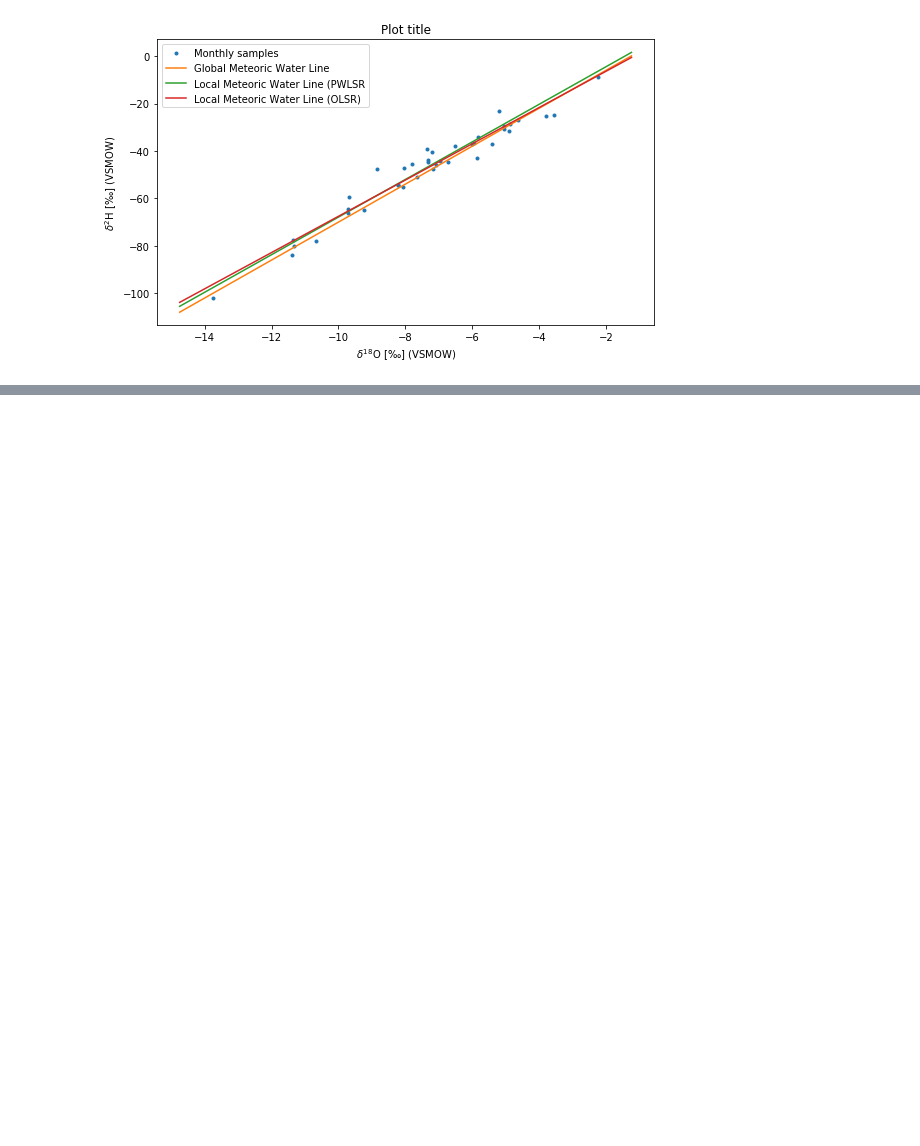
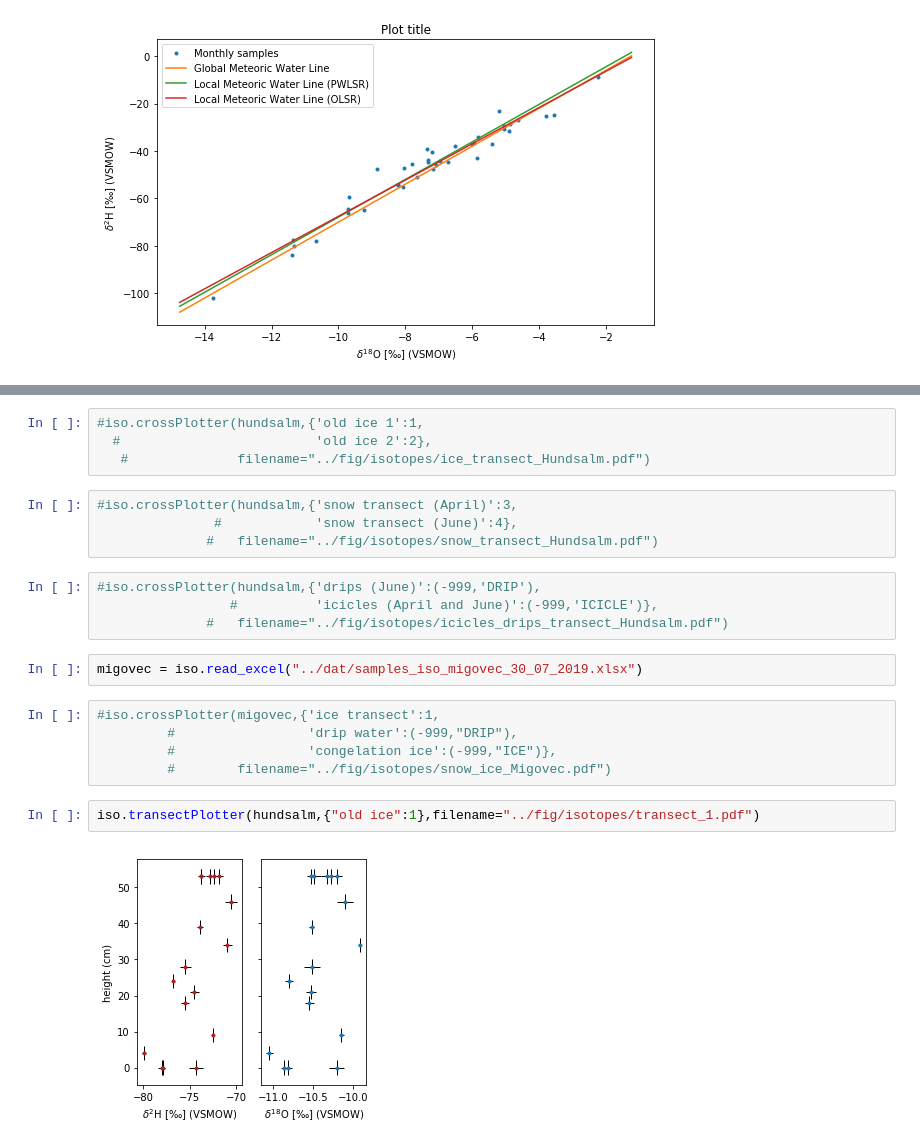
Before and after one commit to tr1813/ice-in-caves, a Jupyter notebook: ipynb/GNIP_isotopes.ipynb, the cells around one changed output, grey strips where cells are left out. Cells and saved outputs as stored; diff of their text form; blank space fills up the shorter version.

```diff
--- a/ipynb/GNIP_isotopes.ipynb
+++ b/ipynb/GNIP_isotopes.ipynb
@@ -67,0 +93,23 @@ gnip.LMWL_plotter(slov,'KOZINA',filename="../fig/GNIP/kozina_LWML.pdf")
+# %%
+#iso.crossPlotter(hundsalm,{'old ice 1':1,
+  #                         'old ice 2':2},
+   #              filename="../fig/isotopes/ice_transect_Hundsalm.pdf")
+# %%
+#iso.crossPlotter(hundsalm,{'snow transect (April)':3,
+               #            'snow transect (June)':4},
+              #   filename="../fig/isotopes/snow_transect_Hundsalm.pdf")
+# %%
+#iso.crossPlotter(hundsalm,{'drips (June)':(-999,'DRIP'),
+                 #          'icicles (April and June)':(-999,'ICICLE')},
+              #   filename="../fig/isotopes/icicles_drips_transect_Hundsalm.pdf")
+# %%
+migovec = iso.read_excel("../dat/samples_iso_migovec_30_07_2019.xlsx")
+# %%
+#iso.crossPlotter(migovec,{'ice transect':1,
+         #                 'drip water':(-999,"DRIP"),
+         #                 'congelation ice':(-999,"ICE")},
+         #        filename="../fig/isotopes/snow_ice_Migovec.pdf")
+# %%
+iso.transectPlotter(hundsalm,{"old ice":1},filename="../fig/isotopes/transect_1.pdf")
+# %% [output]
+[figure, added]
```
Also changed, not shown: parts of 21 cells of this notebook, 2 other files.
